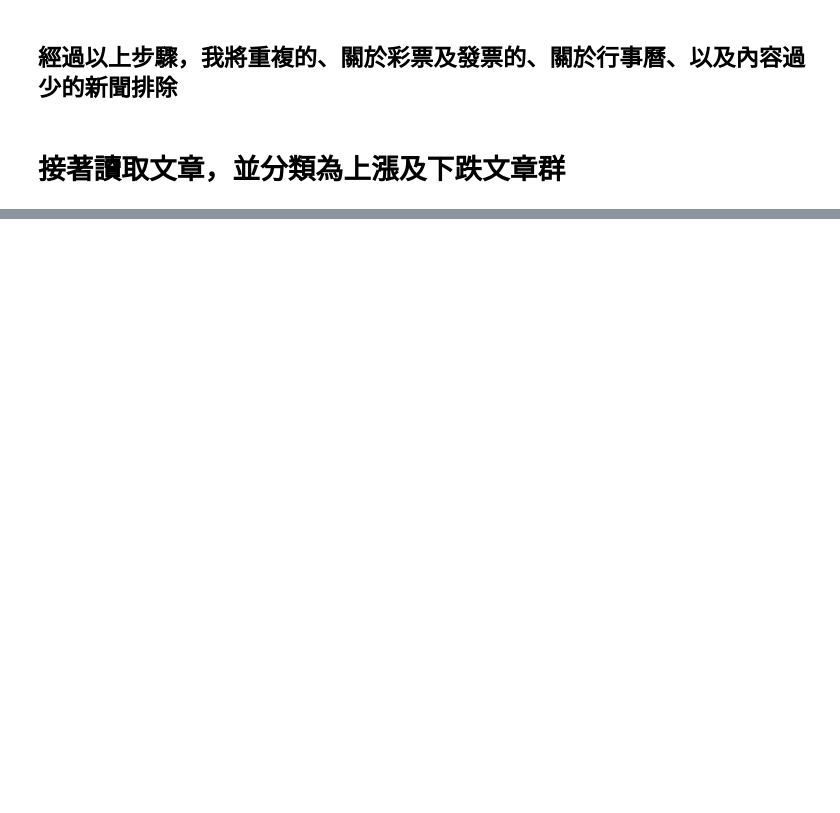
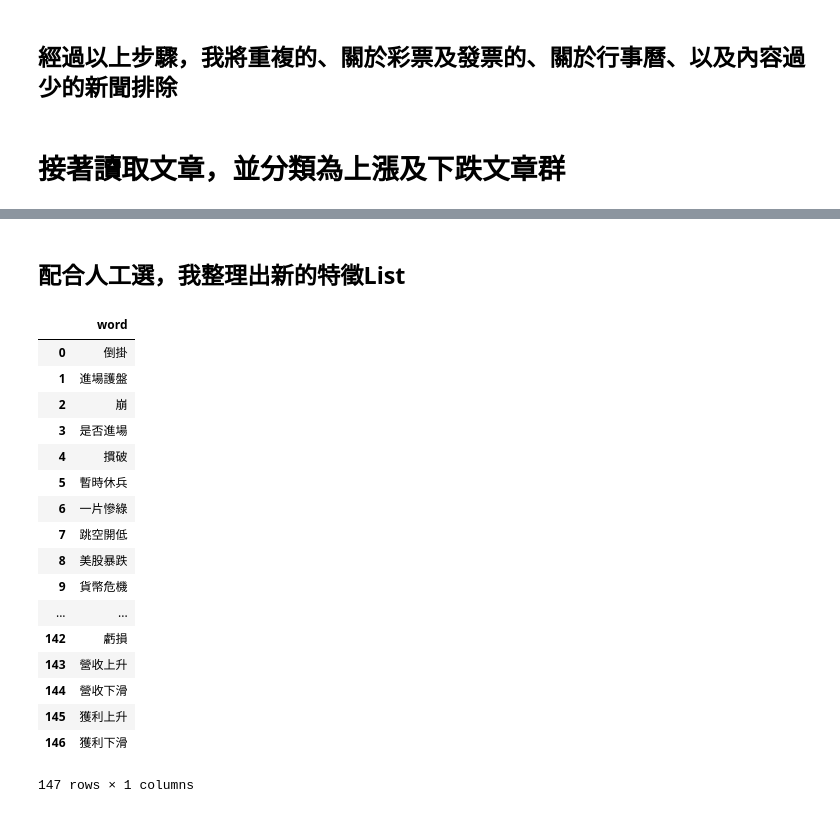
Before and after one commit to GISH123/Python-Project-Stock-Price-Prediction, a Jupyter notebook: mid project/News.ipynb, the cells around one changed output, grey strips where cells are left out. Drawn from its saved outputs; the diff is of its cells as text; code cells hidden in the pictures; blank space fills up the shorter version.

```diff
--- a/mid project/News.ipynb
+++ b/mid project/News.ipynb
@@ -369,0 +639,25 @@ df1.to_csv('news_UandD.csv', encoding = 'big5')
+# %% [markdown]
+## 配合人工選，我整理出新的特徵List
+# %%
+import pandas as pd
+df = pd.read_csv('key2.csv', encoding = 'big5').dropna()
+df
+# %% [output]
+|  | word |
+| 0 | 倒掛 |
+| 1 | 進場護盤 |
+| 2 | 崩 |
+| 3 | 是否進場 |
+| 4 | 摜破 |
+| 5 | 暫時休兵 |
+| 6 | 一片慘綠 |
+| 7 | 跳空開低 |
+| 8 | 美股暴跌 |
+| 9 | 貨幣危機 |
+| ... | ... |
+| 142 | 虧損 |
+| 143 | 營收上升 |
+| 144 | 營收下滑 |
+| 145 | 獲利上升 |
+| 146 | 獲利下滑 |
+147 rows × 1 columns
```
Also changed, not shown: parts of 39 cells of this notebook.
